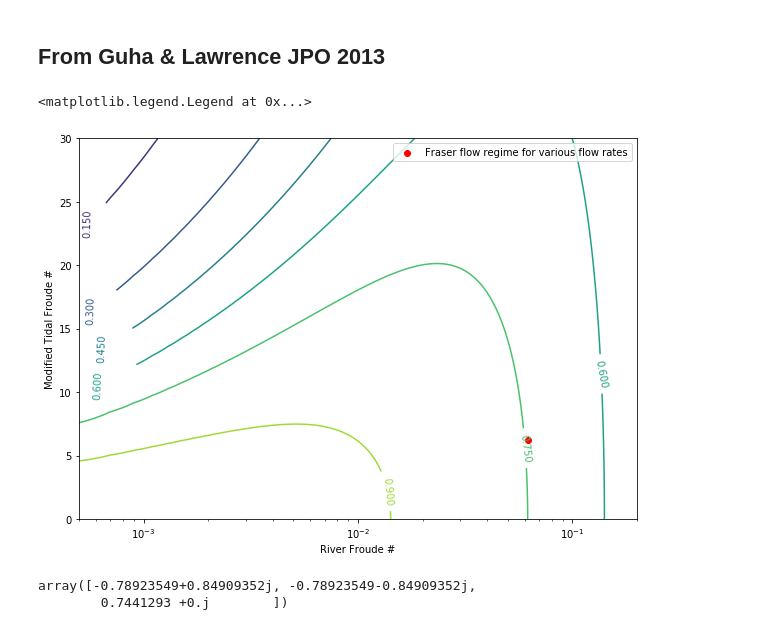
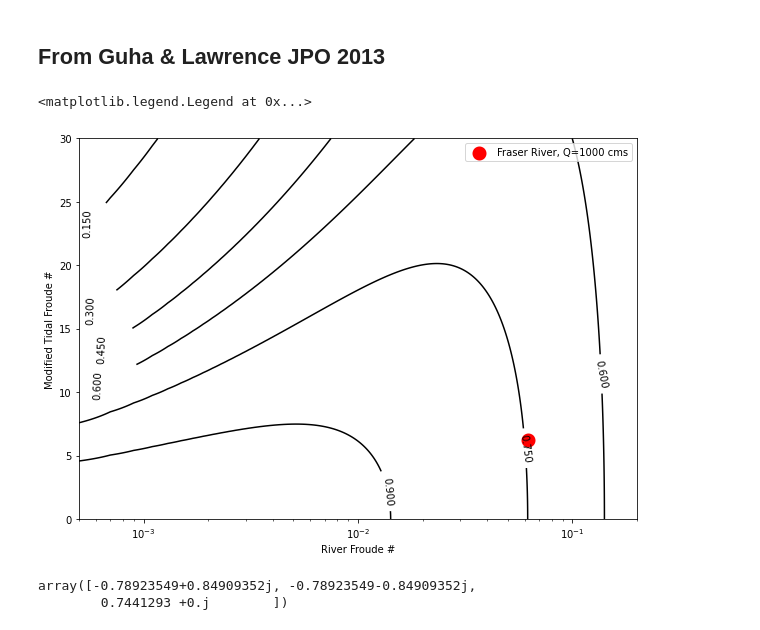
Before and after one commit to rbeutel/CIVL547, a Jupyter notebook: Ass2+4.ipynb, the cells around one changed output. Saved outputs shown, nothing was run; the diff lists cells and outputs as text; code cells hidden in the pictures.

Commit message:
completed assignment 4, still needs review before submittion

```diff
--- a/Ass2+4.ipynb
+++ b/Ass2+4.ipynb
@@ -102,22 +103,24 @@ for i in range(len(x)):
         coeff = [1, 5.31*Fr[i,j]**(2/3), (6.04*Fr[i,j]**(4/3)) + c3*(Ft_mod[i,j]**2)*(Fr[i,j]**(-2/3)), -1]
         x[i,j] = np.roots(coeff)[np.isreal(np.roots(coeff))][0]
 # %%
+#NOTE this contour plot is for assignment 4 not assignment 2
+
 plt.figure(figsize = (10,7))
 #levels = [0.01,0.05,0.1,0.2,0.3,0.4,0.5,0.6,0.7,0.8,0.9,1.0]
-CS = plt.contour(Fr,Ft_mod,x)
+CS = plt.contour(Fr,Ft_mod,x, colors='k')
 plt.clabel(CS, fontsize=10)
 plt.xscale('log')
 
-plt.scatter(Fr_cases[2], Ft_mod_cases,c='r',label='Fraser flow regime for various flow rates')
+plt.scatter(Fr_cases[2], Ft_mod_cases,c='r',label='Fraser River, Q=1000 cms', linewidths=8)
 # for i, txt in enumerate(Qr):
 #     plt.annotate(txt, (Fr_cases[i], Ft_mod_cases))
 
 plt.xlabel('River Froude #')
 plt.ylabel('Modified Tidal Froude #')
 plt.legend(loc = 'upper right')
 # %% [output]
 <matplotlib.legend.Legend at 0x...>
-[figure, old version]
+[figure, new version]
 # %%
 coeff2 = [1, 5.31*Fr_cases[2]**(2/3), (6.04*Fr_cases[2]**(4/3)) + c3*(Ft_mod_cases**2)*(Fr_cases[2]**(-2/3)), -1]
 np.roots(coeff2)
```
Also changed, not shown: parts of 21 cells of this notebook, 1 other file.
